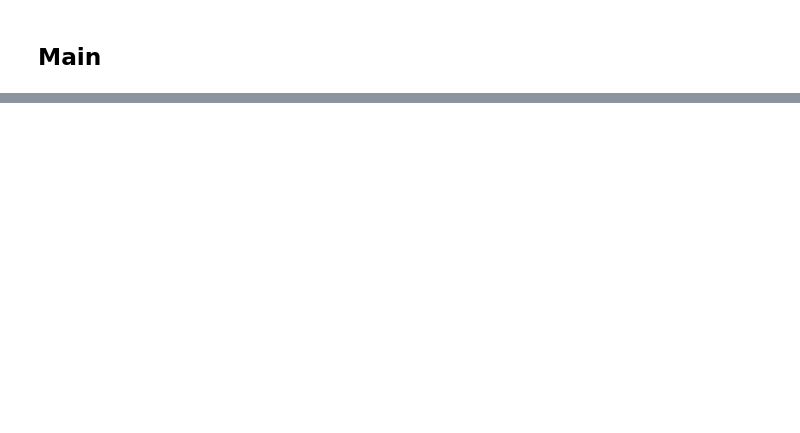
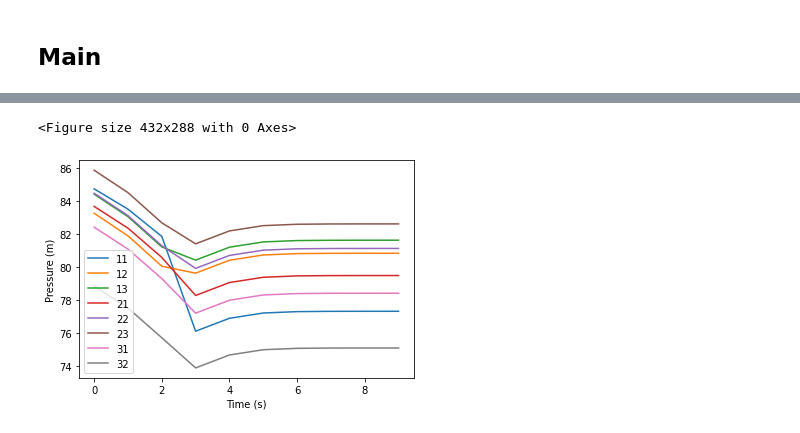
Before and after one commit to JulianBvW/BA-WDN-Leakage-Detection, a Jupyter notebook: LeakageDetection.ipynb, the cells around one changed output, grey strips where cells are left out. Cells and saved outputs as stored; diff of their text form; code cells hidden in the pictures; blank space fills up the shorter version.

```diff
--- a/LeakageDetection.ipynb
+++ b/LeakageDetection.ipynb
@@ -56,0 +104,7 @@ wdn_test.hello()
+# %%
+pressures = results.node["pressure"]
+pressures['hour'] = list(range(pressures.shape[0]))
+pressures['day'] = pressures['hour'] // 24
+pressures['hour of the day'] = pressures['hour'] % 24
+pressures = pressures.set_index('hour')
+pressures[45:50]
@@ -56,0 +119,3 @@ wdn_test.hello()
+# %%
+pressures_at_hour_12 = pressures[pressures['hour of the day'] == 1].set_index('day').loc[:,['11','12','13','21','22','23','31','32']]
+pressures_at_hour_12
@@ -56,0 +135,9 @@ wdn_test.hello()
+# %%
+plt.figure()
+ax = pressures_at_hour_12.plot()
+text = ax.set_xlabel("Time (s)")
+text = ax.set_ylabel("Pressure (m)")
+plt.show()
+# %% [output]
+<Figure size 432x288 with 0 Axes>
+[figure, added]
```
Also changed, not shown: parts of 9 cells of this notebook.
